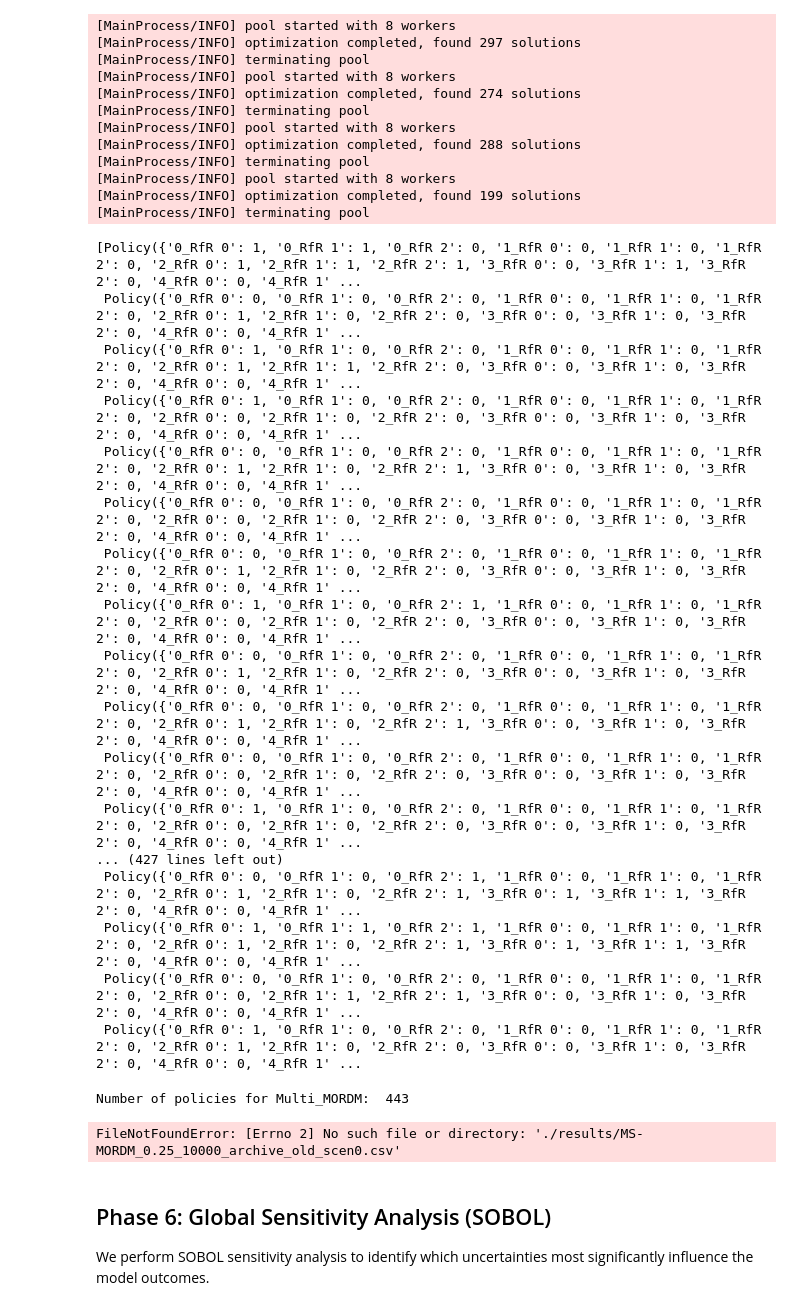
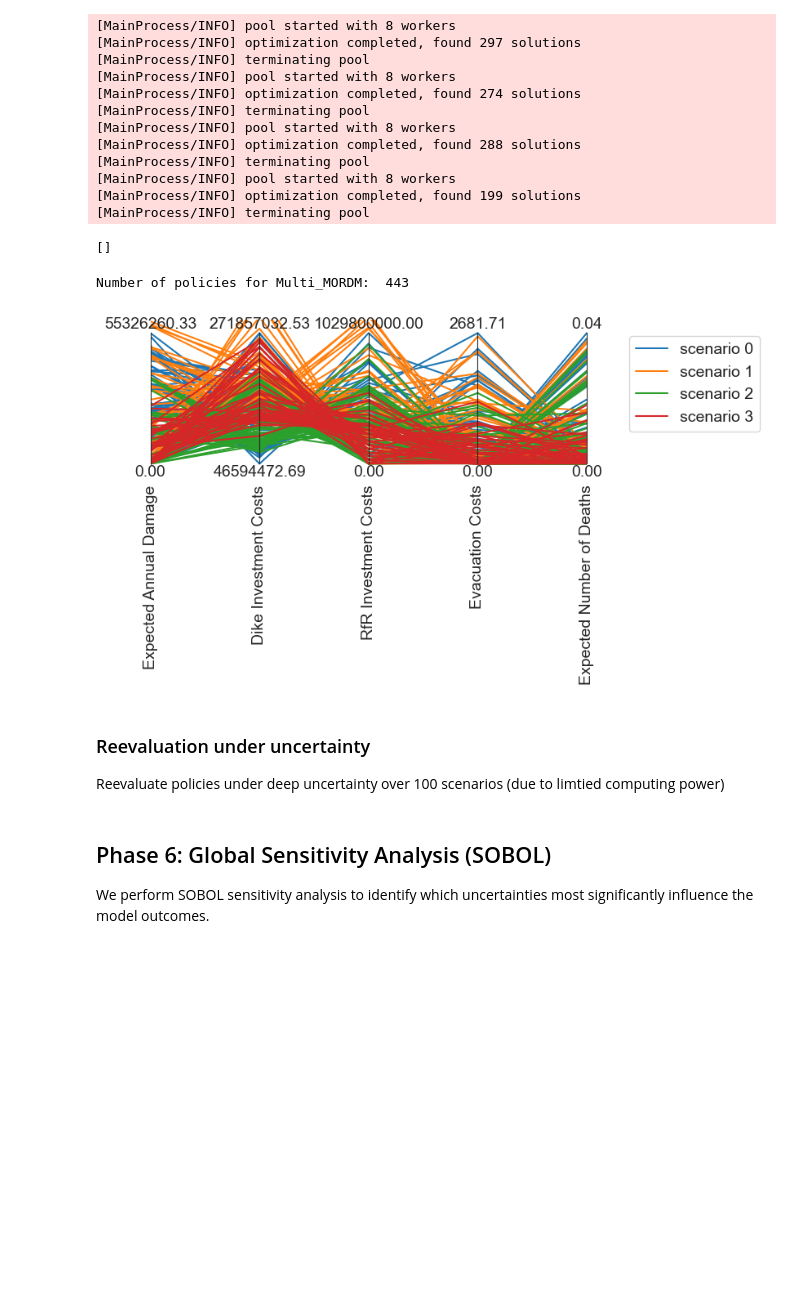
Before and after one commit to Tobiass48/epa141A_open, a Jupyter notebook: final assignment/IJssel_River_MORDM_Analysis.ipynb, the cells around one changed output. Saved outputs shown, nothing was run; the diff lists cells and outputs as text; code cells hidden in the pictures; blank space fills up the shorter version.

```diff
--- a/final assignment/IJssel_River_MORDM_Analysis.ipynb
+++ b/final assignment/IJssel_River_MORDM_Analysis.ipynb
@@ -1230,15 +1230,15 @@ for i, (archive, convergence) in enumerate(results):
 [MainProcess/INFO] optimization completed, found 199 solutions
 [MainProcess/INFO] terminating pool
 # %%
-# Optional: Extract and filter policies based on performance (e.g., median deaths & damage)
+# Optional: Extract and filter policies based on performance
 policies = []
 for i in range(len(selected_scenario_objects)):
     archive = pd.read_csv(f'./results/MS-MORDM_0.25_10000_archive_scen{i}.csv', index_col=0)
 
     # Subset of policies with better-than-median outcomes
     sub = archive[
-        (archive['Expected Number of Deaths'] < archive['Expected Number of Deaths'].median()) &
-        (archive['Expected Annual Damage'] < archive['Expected Annual Damage'].median())
+        (archive['Expected Number of Deaths'] < archive['Expected Number of Deaths'].quantile(0.10)) &
+        (archive['Expected Annual Damage'] < archive['Expected Annual Damage'].quantile(0.10))
     ]
 
     # Extract policy levers only (exclude outcome columns)
@@ -1250,52 +1250,42 @@ for i in range(len(selected_scenario_objects)):
 # %%
 policies
 # %% [output]
-[Policy({'0_RfR 0': 1, '0_RfR 1': 1, '0_RfR 2': 0, '1_RfR 0': 0, '1_RfR 1': 0, '1_RfR 2': 0, '2_RfR 0': 1, '2_RfR 1': 1, '2_RfR 2': 1, '3_RfR 0': 0, '3_RfR 1': 1, '3_RfR 2': 0, '4_RfR 0': 0, '4_RfR 1' ...
- Policy({'0_RfR 0': 0, '0_RfR 1': 0, '0_RfR 2': 0, '1_RfR 0': 0, '1_RfR 1': 0, '1_RfR 2': 0, '2_RfR 0': 1, '2_RfR 1': 0, '2_RfR 2': 0, '3_RfR 0': 0, '3_RfR 1': 0, '3_RfR 2': 0, '4_RfR 0': 0, '4_RfR 1' ...
- Policy({'0_RfR 0': 1, '0_RfR 1': 0, '0_RfR 2': 0, '1_RfR 0': 0, '1_RfR 1': 0, '1_RfR 2': 0, '2_RfR 0': 1, '2_RfR 1': 1, '2_RfR 2': 0, '3_RfR 0': 0, '3_RfR 1': 0, '3_RfR 2': 0, '4_RfR 0': 0, '4_RfR 1' ...
- Policy({'0_RfR 0': 1, '0_RfR 1': 0, '0_RfR 2': 0, '1_RfR 0': 0, '1_RfR 1': 0, '1_RfR 2': 0, '2_RfR 0': 0, '2_RfR 1': 0, '2_RfR 2': 0, '3_RfR 0': 0, '3_RfR 1': 0, '3_RfR 2': 0, '4_RfR 0': 0, '4_RfR 1' ...
- Policy({'0_RfR 0': 0, '0_RfR 1': 0, '0_RfR 2': 0, '1_RfR 0': 0, '1_RfR 1': 0, '1_RfR 2': 0, '2_RfR 0': 1, '2_RfR 1': 0, '2_RfR 2': 1, '3_RfR 0': 0, '3_RfR 1': 0, '3_RfR 2': 0, '4_RfR 0': 0, '4_RfR 1' ...
- Policy({'0_RfR 0': 0, '0_RfR 1': 0, '0_RfR 2': 0, '1_RfR 0': 0, '1_RfR 1': 0, '1_RfR 2': 0, '2_RfR 0': 0, '2_RfR 1': 0, '2_RfR 2': 0, '3_RfR 0': 0, '3_RfR 1': 0, '3_RfR 2': 0, '4_RfR 0': 0, '4_RfR 1' ...
- Policy({'0_RfR 0': 0, '0_RfR 1': 0, '0_RfR 2': 0, '1_RfR 0': 0, '1_RfR 1': 0, '1_RfR 2': 0, '2_RfR 0': 1, '2_RfR 1': 0, '2_RfR 2': 0, '3_RfR 0': 0, '3_RfR 1': 0, '3_RfR 2': 0, '4_RfR 0': 0, '4_RfR 1' ...
- Policy({'0_RfR 0': 1, '0_RfR 1': 0, '0_RfR 2': 1, '1_RfR 0': 0, '1_RfR 1': 0, '1_RfR 2': 0, '2_RfR 0': 0, '2_RfR 1': 0, '2_RfR 2': 0, '3_RfR 0': 0, '3_RfR 1': 0, '3_RfR 2': 0, '4_RfR 0': 0, '4_RfR 1' ...
- Policy({'0_RfR 0': 0, '0_RfR 1': 0, '0_RfR 2': 0, '1_RfR 0': 0, '1_RfR 1': 0, '1_RfR 2': 0, '2_RfR 0': 1, '2_RfR 1': 0, '2_RfR 2': 0, '3_RfR 0': 0, '3_RfR 1': 0, '3_RfR 2': 0, '4_RfR 0': 0, '4_RfR 1' ...
- Policy({'0_RfR 0': 0, '0_RfR 1': 0, '0_RfR 2': 0, '1_RfR 0': 0, '1_RfR 1': 0, '1_RfR 2': 0, '2_RfR 0': 1, '2_RfR 1': 0, '2_RfR 2': 1, '3_RfR 0': 0, '3_RfR 1': 0, '3_RfR 2': 0, '4_RfR 0': 0, '4_RfR 1' ...
- Policy({'0_RfR 0': 0, '0_RfR 1': 0, '0_RfR 2': 0, '1_RfR 0': 0, '1_RfR 1': 0, '1_RfR 2': 0, '2_RfR 0': 0, '2_RfR 1': 0, '2_RfR 2': 0, '3_RfR 0': 0, '3_RfR 1': 0, '3_RfR 2': 0, '4_RfR 0': 0, '4_RfR 1' ...
- Policy({'0_RfR 0': 1, '0_RfR 1': 0, '0_RfR 2': 0, '1_RfR 0': 0, '1_RfR 1': 0, '1_RfR 2': 0, '2_RfR 0': 0, '2_RfR 1': 0, '2_RfR 2': 0, '3_RfR 0': 0, '3_RfR 1': 0, '3_RfR 2': 0, '4_RfR 0': 0, '4_RfR 1' ...
-... (427 lines left out)
- Policy({'0_RfR 0': 0, '0_RfR 1': 0, '0_RfR 2': 1, '1_RfR 0': 0, '1_RfR 1': 0, '1_RfR 2': 0, '2_RfR 0': 1, '2_RfR 1': 0, '2_RfR 2': 1, '3_RfR 0': 1, '3_RfR 1': 1, '3_RfR 2': 0, '4_RfR 0': 0, '4_RfR 1' ...
- Policy({'0_RfR 0': 1, '0_RfR 1': 1, '0_RfR 2': 1, '1_RfR 0': 0, '1_RfR 1': 0, '1_RfR 2': 0, '2_RfR 0': 1, '2_RfR 1': 0, '2_RfR 2': 1, '3_RfR 0': 1, '3_RfR 1': 1, '3_RfR 2': 0, '4_RfR 0': 0, '4_RfR 1' ...
- Policy({'0_RfR 0': 0, '0_RfR 1': 0, '0_RfR 2': 0, '1_RfR 0': 0, '1_RfR 1': 0, '1_RfR 2': 0, '2_RfR 0': 0, '2_RfR 1': 1, '2_RfR 2': 1, '3_RfR 0': 0, '3_RfR 1': 0, '3_RfR 2': 0, '4_RfR 0': 0, '4_RfR 1' ...
- Policy({'0_RfR 0': 1, '0_RfR 1': 0, '0_RfR 2': 0, '1_RfR 0': 0, '1_RfR 1': 0, '1_RfR 2': 0, '2_RfR 0': 1, '2_RfR 1': 0, '2_RfR 2': 0, '3_RfR 0': 0, '3_RfR 1': 0, '3_RfR 2': 0, '4_RfR 0': 0, '4_RfR 1' ...
+[]
 # %%
 print("Number of policies for Multi_MORDM: ",len(policies))
 # %% [output]
 Number of policies for Multi_MORDM:  443
 # %%
-import os
 colors = iter(sns.color_palette())
 
-result = pd.read_csv('./results/MS-MORDM_0.25_10000_archive_old_scen'+str(0)+'.csv', header=[0], index_col=[0])
+result = pd.read_csv('./results/MS-MORDM_0.25_10000_archive_scen'+str(0)+'.csv', header=[0], index_col=[0])
 result_subspace = result.loc[result['Expected Number of Deaths'] < result['Expected Number of Deaths'].median()]
 result_subspace = result_subspace.loc[result_subspace['Expected Annual Damage'] < result_subspace['Expected Annual Damage'].median()]
 #result_subspace = result_subspace.loc[result_subspace['Dike Investment Costs'] < result_subspace['Dike Investment Costs'].median()]
 #result_subspace = result_subspace.loc[result_subspace['RfR Investment Costs'] < result_subspace['RfR Investment Costs'].median()]
 data = result_subspace.iloc[:, -5::]
 limits = parcoords.get_limits(data)
 paraxes = parcoords.ParallelAxes(limits)
 
-for i in range(len(scenarios)):
+# Load your selected scenarios (from saved CSV if needed)
+selected_scenarios_df = pd.read_csv("selected_scenarios.csv")
+selected_scenario_objects = []
+
+for i in range(len(selected_scenarios_df)):
     color = next(colors)
-    result = pd.read_csv('./results/MS-MORDM_0.25_10000_archive_old_scen'+str(i)+'.csv', header=[0], index_col=[0])
+    result = pd.read_csv('./results/MS-MORDM_0.25_10000_archive_scen'+str(i)+'.csv', header=[0], index_col=[0])
     result_subspace = result.loc[result['Expected Number of Deaths'] < result['Expected Number of Deaths'].median()]
     result_subspace = result_subspace.loc[result_subspace['Expected Annual Damage'] < result_subspace['Expected Annual Damage'].median()]
     #result_subspace = result_subspace.loc[result_subspace['Dike Investment Costs'] < result_subspace['Dike Investment Costs'].median()]
     #result_subspace = result_subspace.loc[result_subspace['RfR Investment Costs'] < result_subspace['RfR Investment Costs'].median()]
     data = result_subspace.iloc[:, -5::]
     paraxes.plot(data, label=f'scenario {i}', color=color)
 
 paraxes.legend()
 #plt.savefig('./Multi-scenario_MORDM/plots/MS-MORDM_0.25_10000_parcoord_subDeathsDamage.png', dpi=300, bbox_inches='tight')
 plt.show()
 # %% [output]
-FileNotFoundError: [Errno 2] No such file or directory: './results/MS-MORDM_0.25_10000_archive_old_scen0.csv'
+[figure, added]
+# %% [markdown]
+### Reevaluation under uncertainty
+Reevaluate policies under deep uncertainty over 100 scenarios (due to limtied computing power)
```
Also changed, not shown: parts of 2 cells of this notebook.
